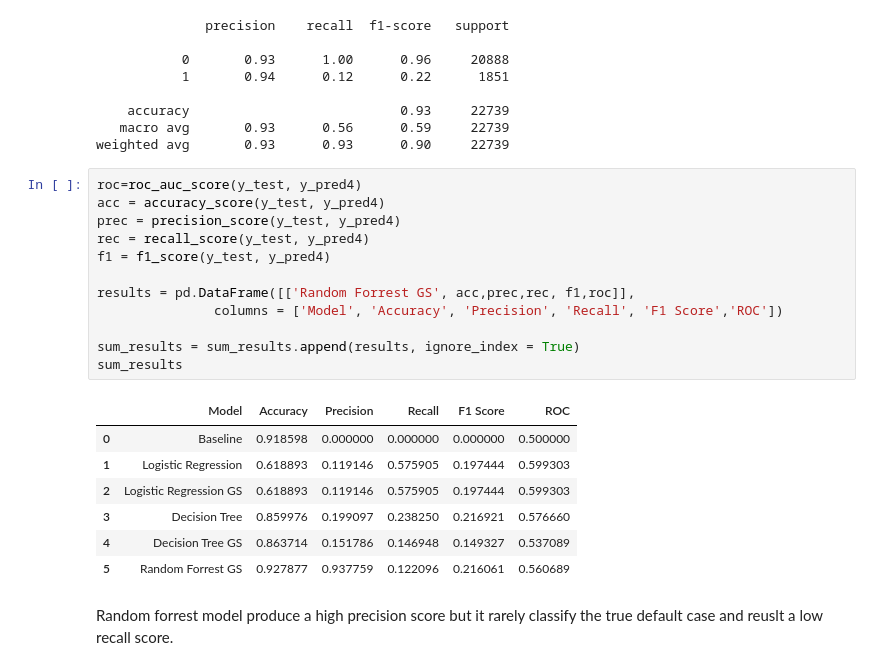
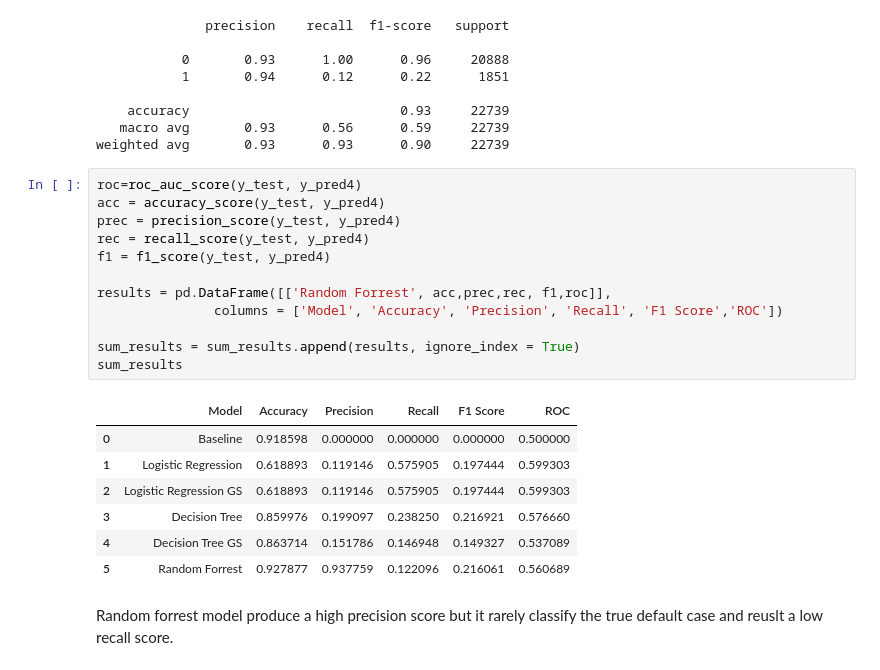
Before and after one commit to seekpinky/Flatiron_phase5cap, a Jupyter notebook: write_up_notebook.ipynb, the cells around one changed output. Saved outputs shown, nothing was run; the diff lists cells and outputs as text.

```diff
--- a/write_up_notebook.ipynb
+++ b/write_up_notebook.ipynb
@@ -1183,23 +1181,23 @@ weighted avg       0.93      0.93      0.90     22739
 # %%
 roc=roc_auc_score(y_test, y_pred4)
 acc = accuracy_score(y_test, y_pred4)
 prec = precision_score(y_test, y_pred4)
 rec = recall_score(y_test, y_pred4)
 f1 = f1_score(y_test, y_pred4)
 
-results = pd.DataFrame([['Random Forrest GS', acc,prec,rec, f1,roc]],
+results = pd.DataFrame([['Random Forrest', acc,prec,rec, f1,roc]],
                columns = ['Model', 'Accuracy', 'Precision', 'Recall', 'F1 Score','ROC'])
 
 sum_results = sum_results.append(results, ignore_index = True)
 sum_results
 # %% [output]
 |  | Model | Accuracy | Precision | Recall | F1 Score | ROC |
 | 0 | Baseline | 0.918598 | 0.000000 | 0.000000 | 0.000000 | 0.500000 |
 | 1 | Logistic Regression | 0.618893 | 0.119146 | 0.575905 | 0.197444 | 0.599303 |
 | 2 | Logistic Regression GS | 0.618893 | 0.119146 | 0.575905 | 0.197444 | 0.599303 |
 | 3 | Decision Tree | 0.859976 | 0.199097 | 0.238250 | 0.216921 | 0.576660 |
 | 4 | Decision Tree GS | 0.863714 | 0.151786 | 0.146948 | 0.149327 | 0.537089 |
-| 5 | Random Forrest GS | 0.927877 | 0.937759 | 0.122096 | 0.216061 | 0.560689 |
+| 5 | Random Forrest | 0.927877 | 0.937759 | 0.122096 | 0.216061 | 0.560689 |
 # %% [markdown]
 Random forrest model produce a high precision score but it rarely classify the true default case and reuslt a low recall score.
 # %%
```
Also changed, not shown: parts of 17 cells of this notebook, 1 other file.
